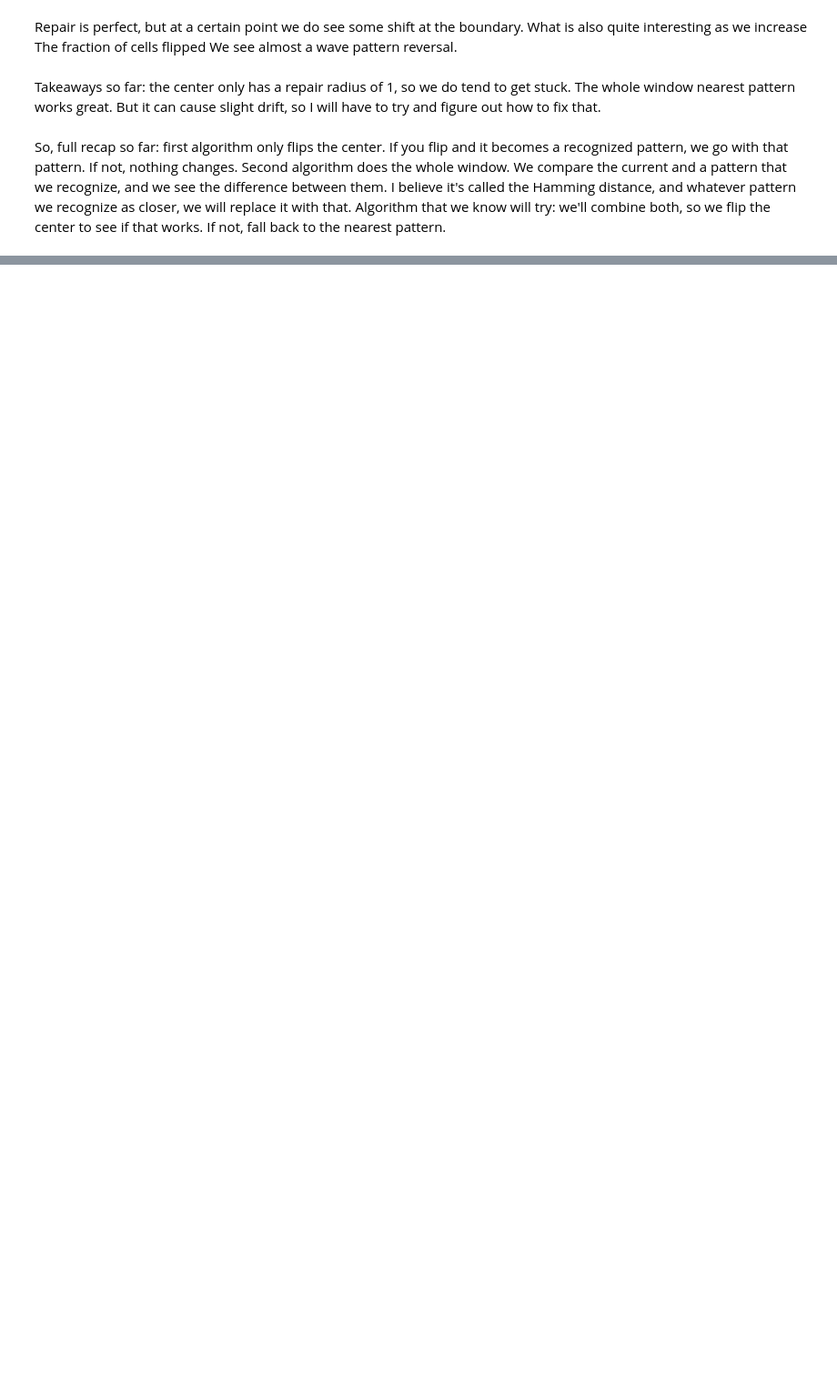
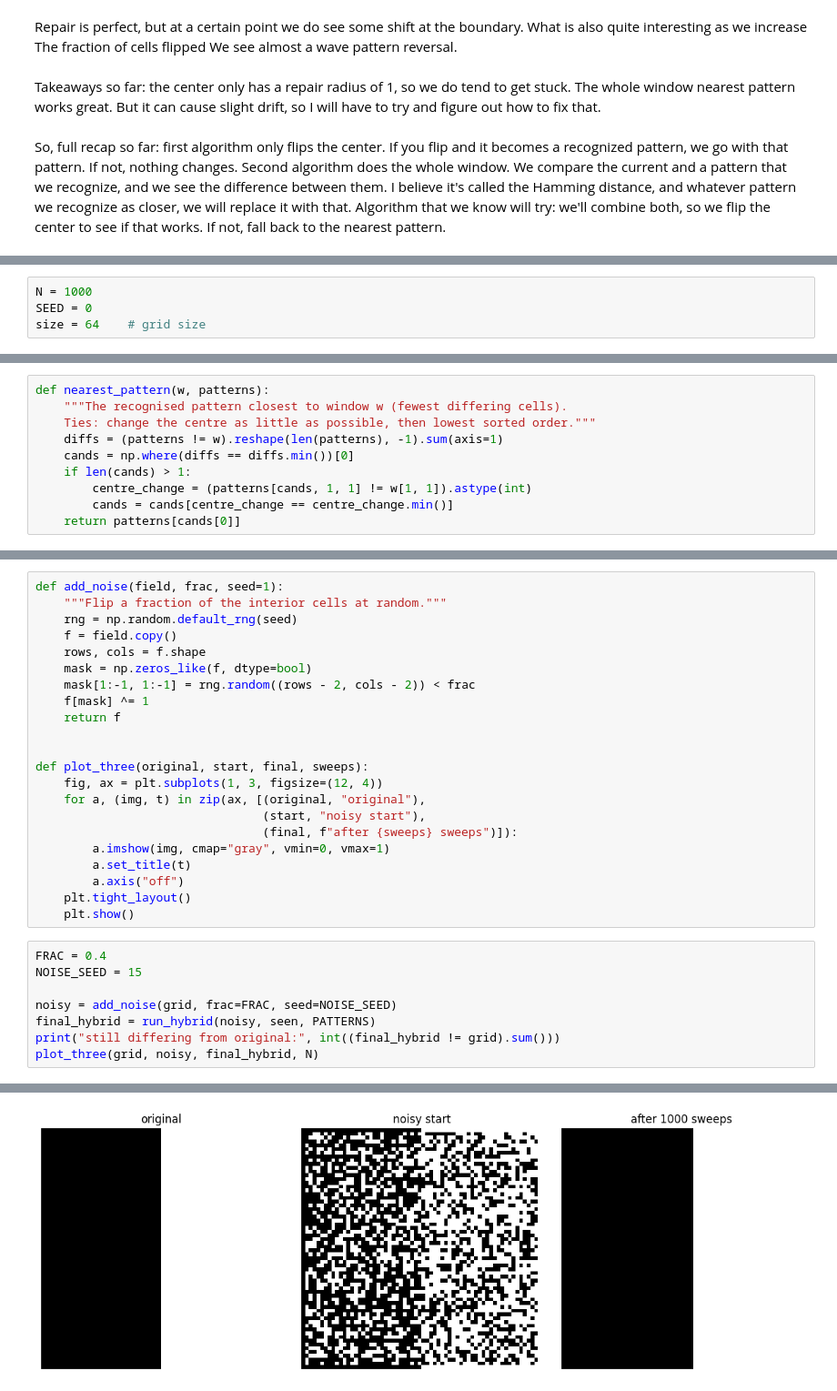
Before and after one commit to ioanb16/Growing-virtual-materials-cellular-automata-meets-geostatistics, a Jupyter notebook: notebooks/testing_split_grids.ipynb, the cells around one changed output, grey strips where cells are left out. Shown at 91% size. Drawn from its saved outputs; the diff is of its cells as text; blank space fills up the shorter version.

```diff
--- a/notebooks/testing_split_grids.ipynb
+++ b/notebooks/testing_split_grids.ipynb
@@ -305,0 +333,4 @@ Algorithm that we know will try: we'll combine both, so we flip the center to se
+# %%
+N = 1000
+SEED = 0
+size = 64    # grid size
@@ -305,0 +381,10 @@ Algorithm that we know will try: we'll combine both, so we flip the center to se
+# %%
+def nearest_pattern(w, patterns):
+    """The recognised pattern closest to window w (fewest differing cells).
+    Ties: change the centre as little as possible, then lowest sorted order."""
+    diffs = (patterns != w).reshape(len(patterns), -1).sum(axis=1)
+    cands = np.where(diffs == diffs.min())[0]
+    if len(cands) > 1:
+        centre_change = (patterns[cands, 1, 1] != w[1, 1]).astype(int)
+        cands = cands[centre_change == centre_change.min()]
+    return patterns[cands[0]]
@@ -305,0 +431,31 @@ Algorithm that we know will try: we'll combine both, so we flip the center to se
+# %%
+def add_noise(field, frac, seed=1):
+    """Flip a fraction of the interior cells at random."""
+    rng = np.random.default_rng(seed)
+    f = field.copy()
+    rows, cols = f.shape
+    mask = np.zeros_like(f, dtype=bool)
+    mask[1:-1, 1:-1] = rng.random((rows - 2, cols - 2)) < frac
+    f[mask] ^= 1
+    return f
+
+
+def plot_three(original, start, final, sweeps):
+    fig, ax = plt.subplots(1, 3, figsize=(12, 4))
+    for a, (img, t) in zip(ax, [(original, "original"),
+                                (start, "noisy start"),
+                                (final, f"after {sweeps} sweeps")]):
+        a.imshow(img, cmap="gray", vmin=0, vmax=1)
+        a.set_title(t)
+        a.axis("off")
+    plt.tight_layout()
+    plt.show()
+# %%
+FRAC = 0.4
+NOISE_SEED = 15
+
+noisy = add_noise(grid, frac=FRAC, seed=NOISE_SEED)
+final_hybrid = run_hybrid(noisy, seen, PATTERNS)
+print("still differing from original:", int((final_hybrid != grid).sum()))
+plot_three(grid, noisy, final_hybrid, N)
+# %% [output]
@@ -305,0 +479 @@ Algorithm that we know will try: we'll combine both, so we flip the center to se
+[figure, added]
```
Also changed, not shown: parts of 57 cells of this notebook.
